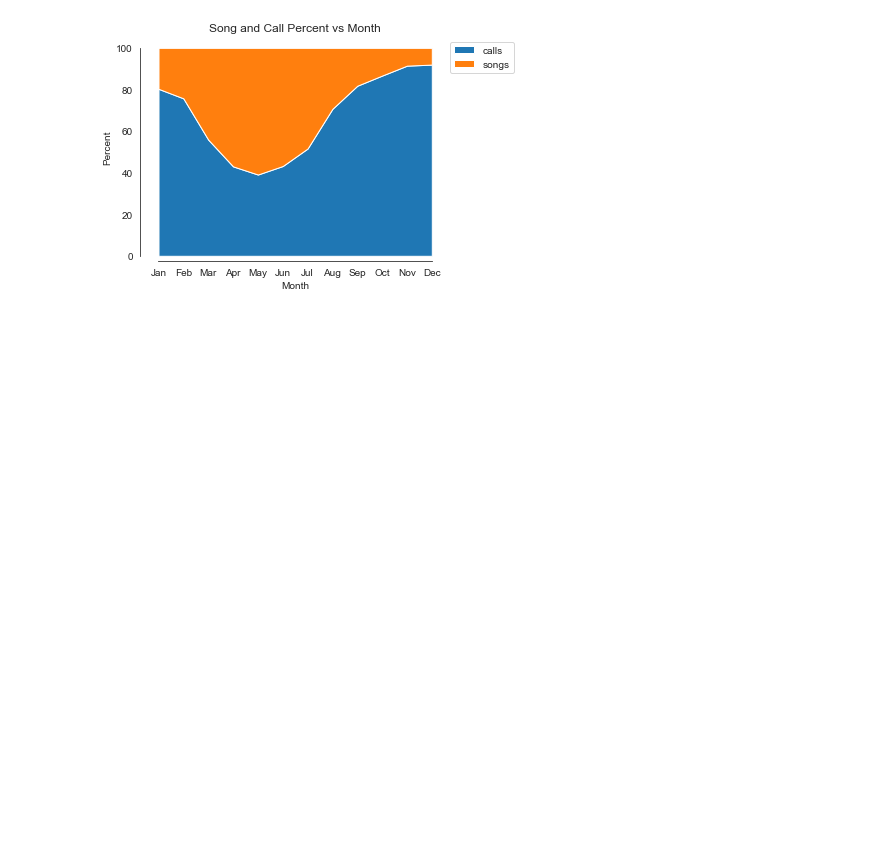
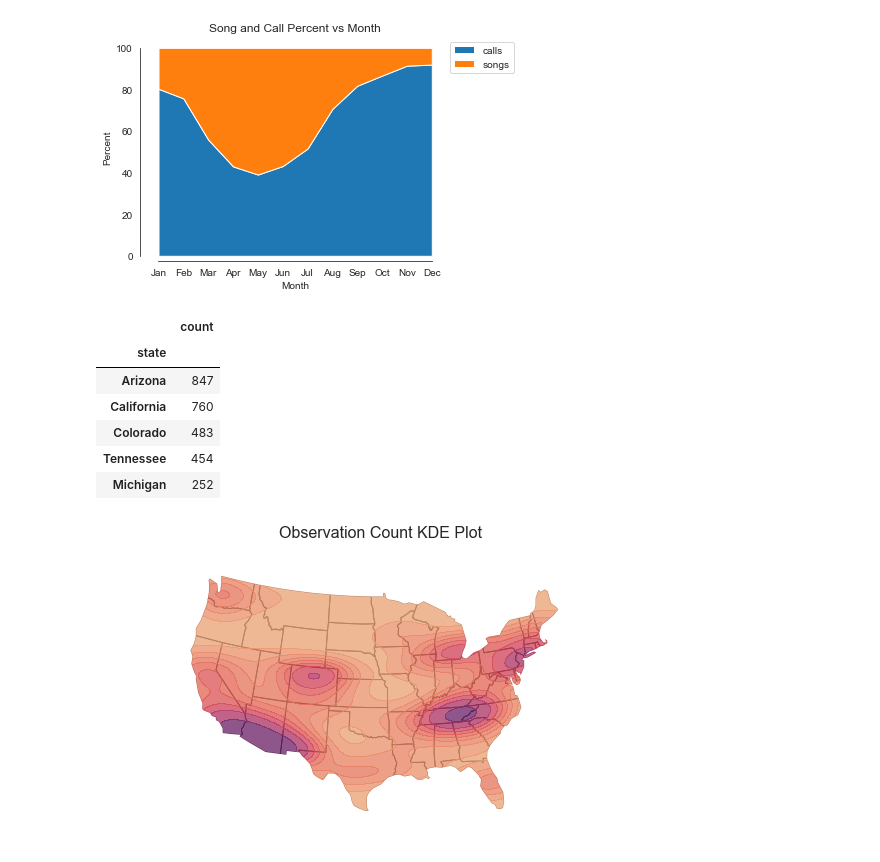
Before and after one commit to adithyabsk/bird_audio, a Jupyter notebook: notebooks/7.0-ab-meta-visualization.ipynb, the cells around one changed output. Drawn from its saved outputs; the diff is of its cells as text; code cells hidden in the pictures; blank space fills up the shorter version.

Commit message:
Add map plot
* Update README with install instructions
* Add usa map generation in meta-visulization
* Update plots in assets
* Add geo requirements

```diff
--- a/notebooks/7.0-ab-meta-visualization.ipynb
+++ b/notebooks/7.0-ab-meta-visualization.ipynb
@@ -91,0 +65,44 @@ Percent NaN in svc_df.date: 0.52%
+# %%
+contiguous_usa = gpd.read_file(gplt.datasets.get_path("contiguous_usa"))
+geo_df = gpd.GeoDataFrame(
+    svc_df, geometry=gpd.points_from_xy(svc_df.lng, svc_df.lat)
+).dropna(subset=["lng", "lat"])
+geo_df.set_crs(epsg=4326, inplace=True)  # Long lat CRS
+
+geo2_df = gpd.sjoin(geo_df, contiguous_usa, how="left", op="within").dropna(
+    subset=["state"]
+)
+
+ax = gplt.polyplot(contiguous_usa, edgecolor="black", projection=gcrs.AlbersEqualArea())
+
+# Hide UserWarning and FutureWarning (generated by geoplot not being updated)
+with warnings.catch_warnings():
+    warnings.simplefilter("ignore", UserWarning)
+    warnings.simplefilter("ignore", FutureWarning)
+    gplt.kdeplot(
+        geo2_df,
+        cmap=sns.color_palette("flare", as_cmap=True),
+        shade=True,
+        clip=contiguous_usa,
+        shade_lowest=True,
+        alpha=0.8,
+        ax=ax,
+    )
+    ax.set_title("Observation Count KDE Plot", fontsize=16)
+    f = plt.gcf()
+    fig_name = "svc_sample_density_usa.png"
+    f.tight_layout()
+    f.savefig(f"assets/{fig_name}", dpi=150)
+
+geo2_df[["id", "state"]].groupby("state").count().nlargest(5, columns=["id"]).rename(
+    columns={"id": "count"}
+)
+# %% [output]
+|  | count |
+| state |  |
+| Arizona | 847 |
+| California | 760 |
+| Colorado | 483 |
+| Tennessee | 454 |
+| Michigan | 252 |
+[figure, added]
```
Also changed, not shown: parts of 2 cells of this notebook, 5 other files.
